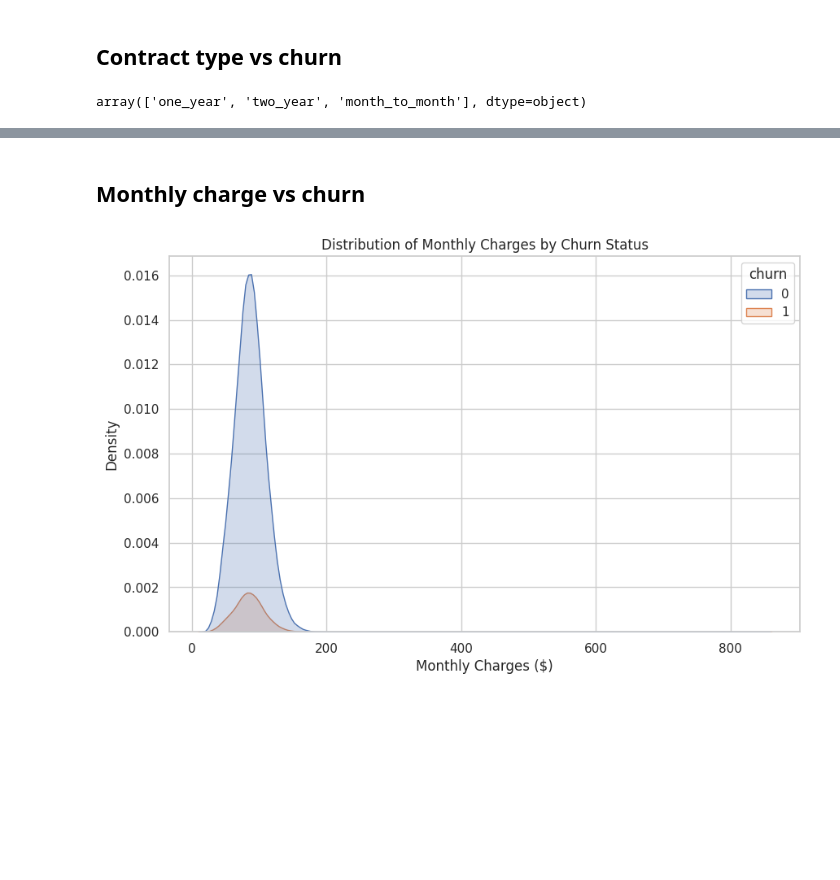
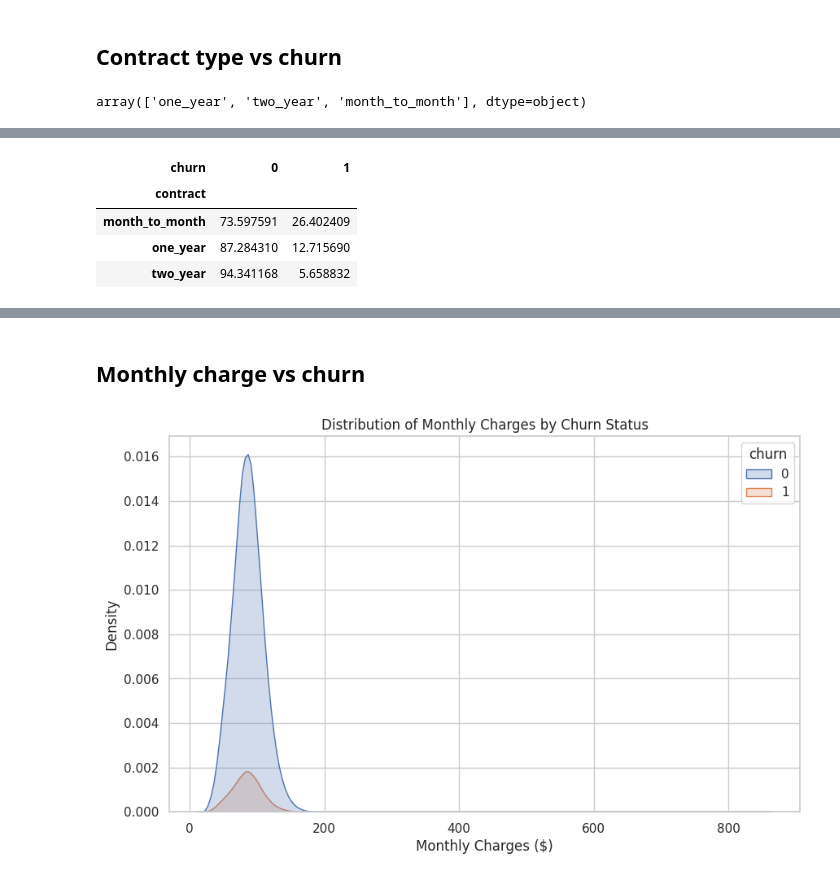
Before and after one commit to WXUXIN/BT4301-Project-Group-10, a Jupyter notebook: dataops/churn_eda.ipynb, the cells around one changed output, grey strips where cells are left out. Cells and saved outputs as stored; diff of their text form; code cells hidden in the pictures; blank space fills up the shorter version.

```diff
--- a/dataops/churn_eda.ipynb
+++ b/dataops/churn_eda.ipynb
@@ -113,0 +103,9 @@ plt.show()
+# %%
+contract_churn_pct = df.groupby('contract')['churn'].value_counts(normalize=True).unstack() * 100
+contract_churn_pct
+# %% [output]
+| churn | 0 | 1 |
+| contract |  |  |
+| month_to_month | 73.597591 | 26.402409 |
+| one_year | 87.284310 | 12.715690 |
+| two_year | 94.341168 | 5.658832 |
```
Also changed, not shown: parts of 10 cells of this notebook.
